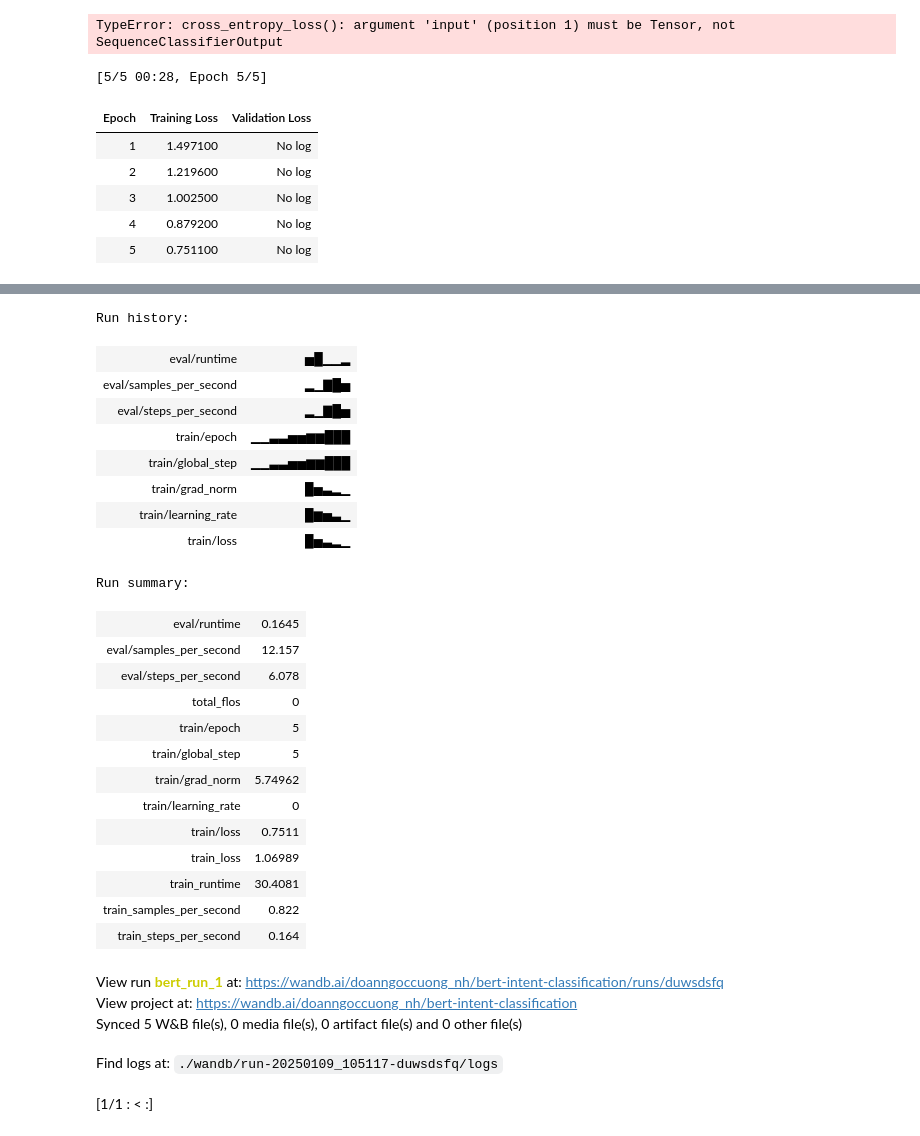
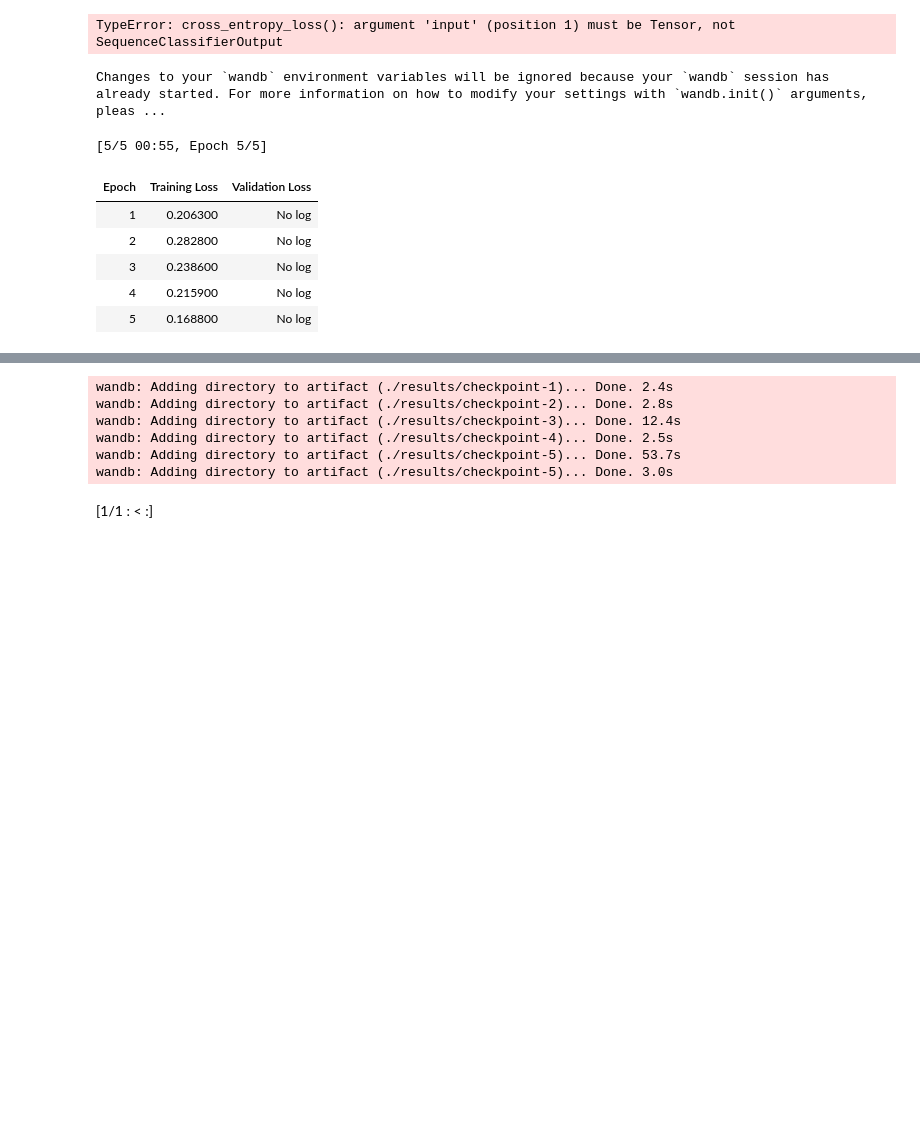
Before and after one commit to DoanNgocCuong/MiniProd_NLP2_IntentClassification_MappingFastResponse_T1_2025_StepUpEducation, a Jupyter notebook: src/colab_v1.2.1_wandbInit_nameProject_And_nameRun.ipynb, the cells around one changed output, grey strips where cells are left out. Drawn from its saved outputs; the diff is of its cells as text; code cells hidden in the pictures; blank space fills up the shorter version.

```diff
--- a/src/colab_v1.2.1_wandbInit_nameProject_And_nameRun.ipynb
+++ b/src/colab_v1.2.1_wandbInit_nameProject_And_nameRun.ipynb
@@ -516,42 +557,43 @@ wandb.init(
 
 # Bước 6: Cài đặt tham số huấn luyện
 training_args = TrainingArguments(
-    output_dir="./results_",          # Thư mục lưu kết quả
+    output_dir="./results",          # Thư mục lưu kết quả
     eval_strategy="epoch",    # Đánh giá sau mỗi epoch
     learning_rate=2e-4,
     per_device_train_batch_size=128,
     per_device_eval_batch_size=128,
     num_train_epochs=5,
     weight_decay=0.01,
     logging_dir="./logs",
     logging_steps=None,
     logging_strategy = "epoch",
     save_strategy="epoch",          # Lưu trọng số sau mỗi epoch
     save_total_limit=3,
     report_to="wandb",
     run_name="bert_run_1"
 )
 
 # Bước 7: Tạo Trainer
 trainer = TrainerCustom(
     model=model,
     args=training_args,
     train_dataset=sample_train_dataset,
     eval_dataset=sample_test_dataset,
     tokenizer=tokenizer,
     data_collator = collate_fn,
 )
 
 # Bước 8: Huấn luyện
 trainer.train()
 
 # Kết thúc phiên wandb
 wandb.finish()
 # %% [output]
-[5/5 00:28, Epoch 5/5]
+Changes to your `wandb` environment variables will be ignored because your `wandb` session has already started. For more information on how to modify your settings with `wandb.init()` arguments, pleas ...
+[5/5 00:55, Epoch 5/5]
 | Epoch | Training Loss | Validation Loss |
-| 1 | 1.497100 | No log |
-| 2 | 1.219600 | No log |
-| 3 | 1.002500 | No log |
-| 4 | 0.879200 | No log |
-| 5 | 0.751100 | No log |
+| 1 | 0.206300 | No log |
+| 2 | 0.282800 | No log |
+| 3 | 0.238600 | No log |
+| 4 | 0.215900 | No log |
+| 5 | 0.168800 | No log |
@@ -559,30 +600,9 @@ wandb.finish()
-Run history:
-| eval/runtime | ▅█▁▁▂ |
-| eval/samples_per_second | ▂▁▇█▅ |
-| eval/steps_per_second | ▂▁▇█▅ |
-| train/epoch | ▁▁▃▃▅▅▆▆███ |
-| train/global_step | ▁▁▃▃▅▅▆▆███ |
-| train/grad_norm | █▅▃▂▁ |
-| train/learning_rate | █▆▅▃▁ |
-| train/loss | █▅▃▂▁ |
-Run summary:
+wandb: Adding directory to artifact (./results/checkpoint-1)... Done. 2.4s
+wandb: Adding directory to artifact (./results/checkpoint-2)... Done. 2.8s
+wandb: Adding directory to artifact (./results/checkpoint-3)... Done. 12.4s
+wandb: Adding directory to artifact (./results/checkpoint-4)... Done. 2.5s
+wandb: Adding directory to artifact (./results/checkpoint-5)... Done. 53.7s
+wandb: Adding directory to artifact (./results/checkpoint-5)... Done. 3.0s
-| eval/runtime | 0.1645 |
-| eval/samples_per_second | 12.157 |
-| eval/steps_per_second | 6.078 |
-| total_flos | 0 |
-| train/epoch | 5 |
-| train/global_step | 5 |
-| train/grad_norm | 5.74962 |
-| train/learning_rate | 0 |
-| train/loss | 0.7511 |
-| train_loss | 1.06989 |
-| train_runtime | 30.4081 |
-| train_samples_per_second | 0.822 |
-| train_steps_per_second | 0.164 |
-View run bert_run_1 at: https://wandb.ai/doanngoccuong_nh/bert-intent-classification/runs/duwsdsfq
-View project at: https://wandb.ai/doanngoccuong_nh/bert-intent-classification
-Synced 5 W&B file(s), 0 media file(s), 0 artifact file(s) and 0 other file(s)
-Find logs at: ./wandb/run-20250109_105117-duwsdsfq/logs
 # %%
 # Bước 9: Đánh giá trên tập kiểm tra
 trainer.evaluate()
```
Also changed, not shown: parts of 2 cells of this notebook.
